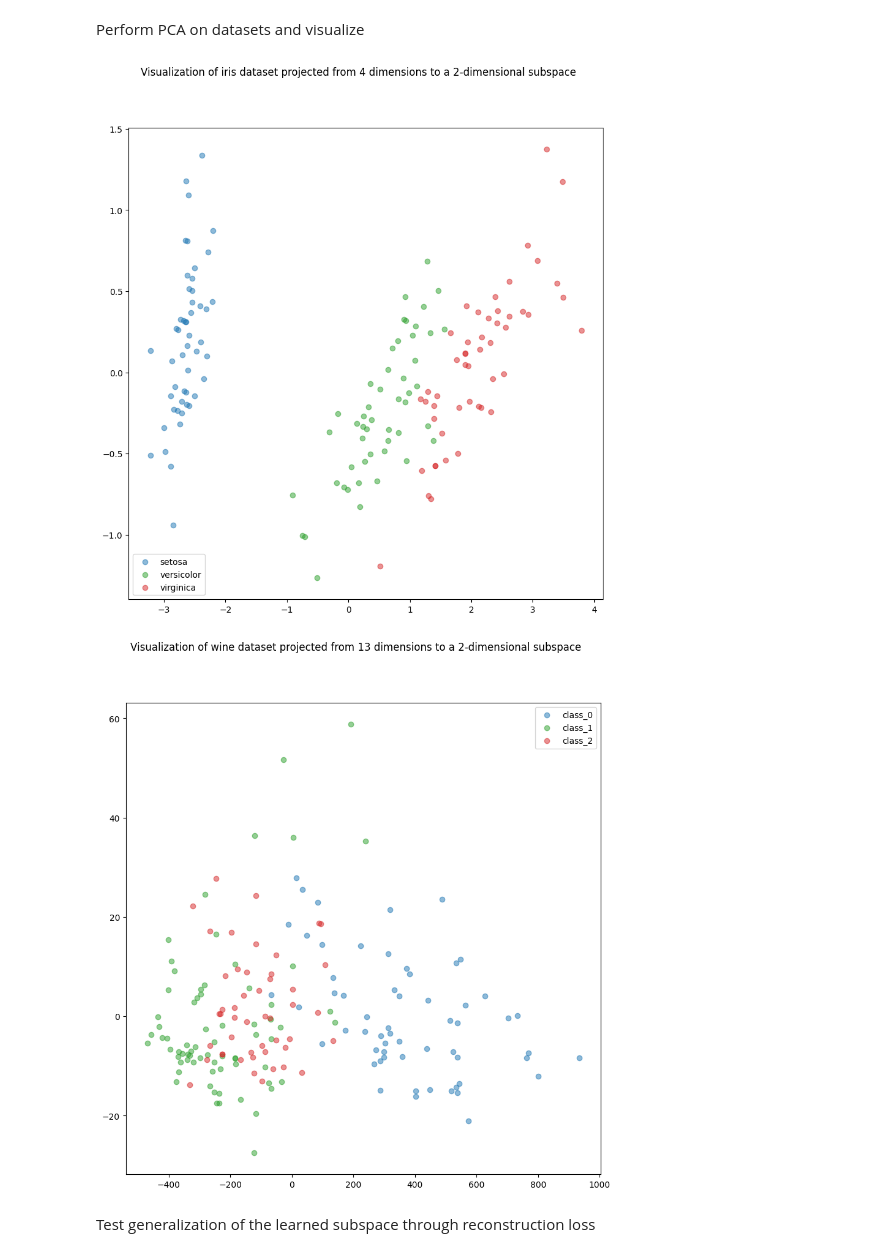
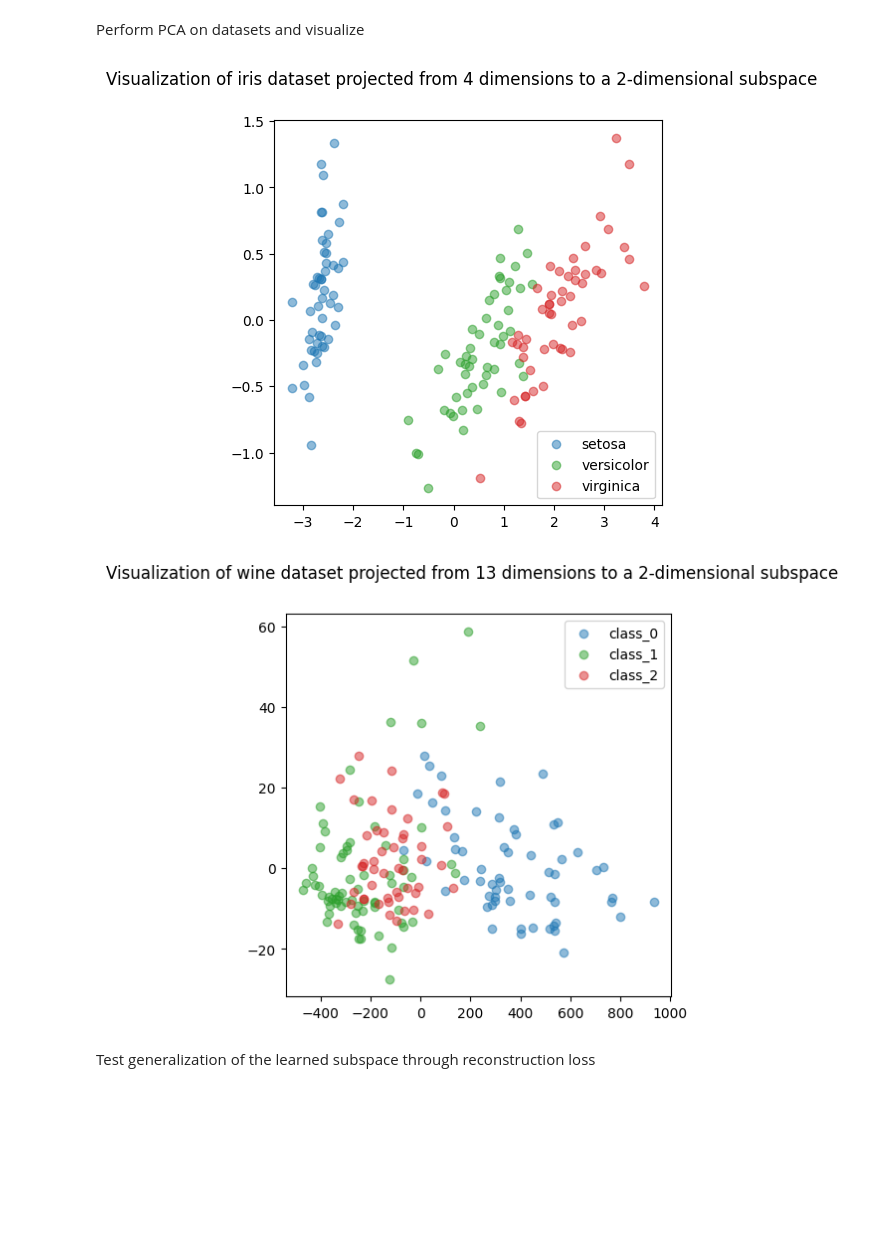
Before and after one commit to haileyrobertson/robertson-cpsc581, a Jupyter notebook: exercises/ex_10/10_exercise_pca_robertson.ipynb, the cells around one changed output. Cells and saved outputs as stored; diff of their text form; code cells hidden in the pictures; blank space fills up the shorter version.

```diff
--- a/exercises/ex_10/10_exercise_pca_robertson.ipynb
+++ b/exercises/ex_10/10_exercise_pca_robertson.ipynb
@@ -104,36 +208,36 @@ for dataset, dataset_name in dataset_options:
     pca = PCA(n_components=2)
 
     # DONE: Fit PCA to data
     pca.fit(X)
 
     # DONE: Use PCA to project (transform) all data points to lower dimensions
     Z = pca.transform(X)
 
     # DONE: Create figure
-    fig = plt.figure(figsize=(10, 10))
+    fig = plt.figure(figsize=(5, 5))
 
     # DONE: Create super title 'Visualization of {} dataset projected from {} dimensions to a 2-dimensional subspace'
     fig.suptitle(f'Visualization of {dataset_name} dataset projected from {n_dim} dimensions to a 2-dimensional subspace')
 
     # DONE: Instantiate axis for subplot of a 1 x 1 figure
     ax = fig.add_subplot(1, 1, 1)
 
     # Iterate through each class and plot them into the figure as scatter plot with different colors
     for label, color, name in zip(np.sort(np.unique(y)), colors, names):
 
         # DONE: Select from projected points the ones belonging to current class
         idx = y == label
         Z_label = Z[idx]
 
         # DONE: Plot using scatter for selected points with associated color
         # set the points label as name, set alpha to 0.5
         ax.scatter(Z_label[:, 0], Z_label[:, 1], color=color, label=name, alpha=0.5)
 
     # DONE: Turn on legend and set loc to best
     ax.legend(loc='best')
 # %% [output]
-[figure, old version]
+[figure, new version]
-[figure, old version]
+[figure, new version]
 # %% [markdown]
 Test generalization of the learned subspace through reconstruction loss
 # %%
```
Also changed, not shown: parts of 3 cells of this notebook.
